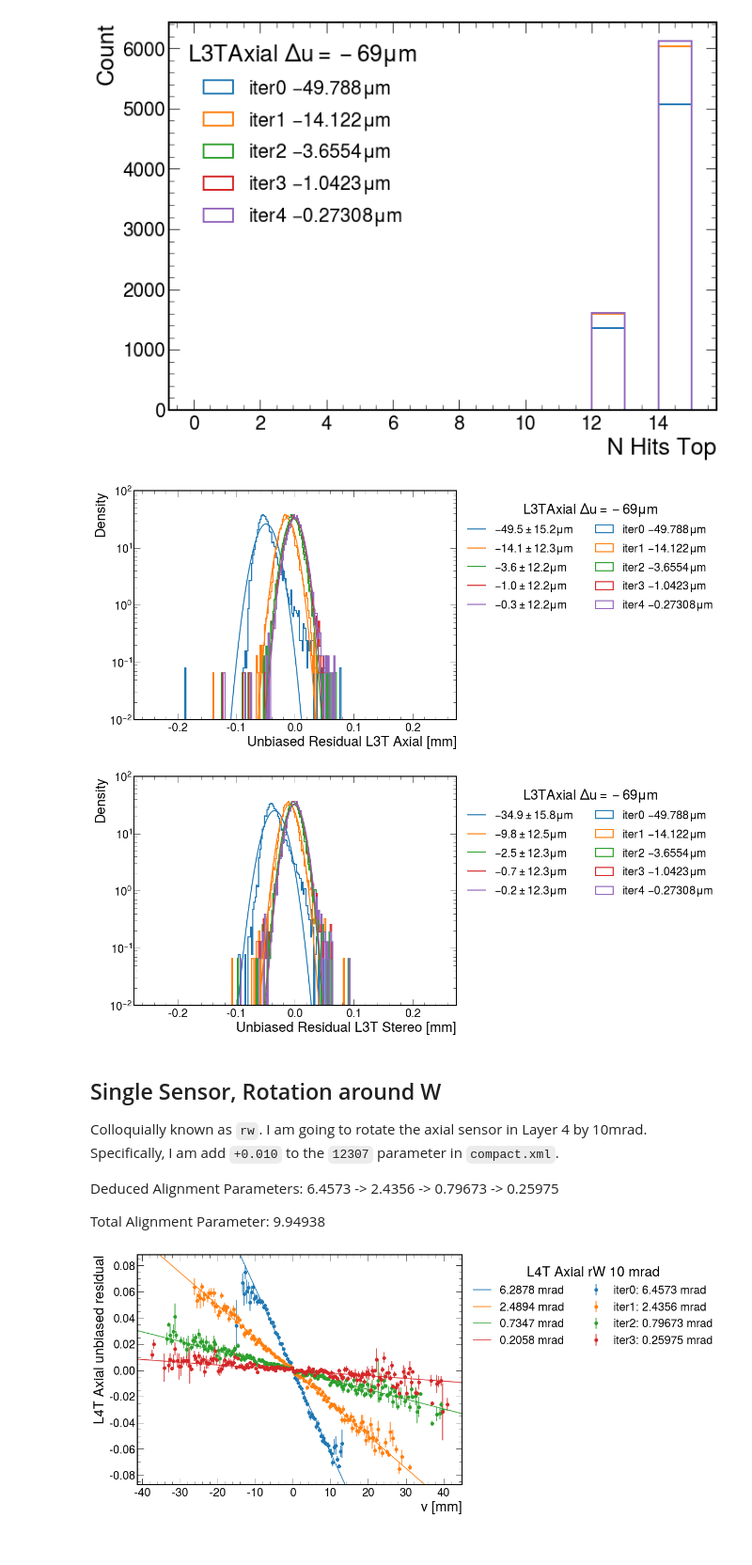
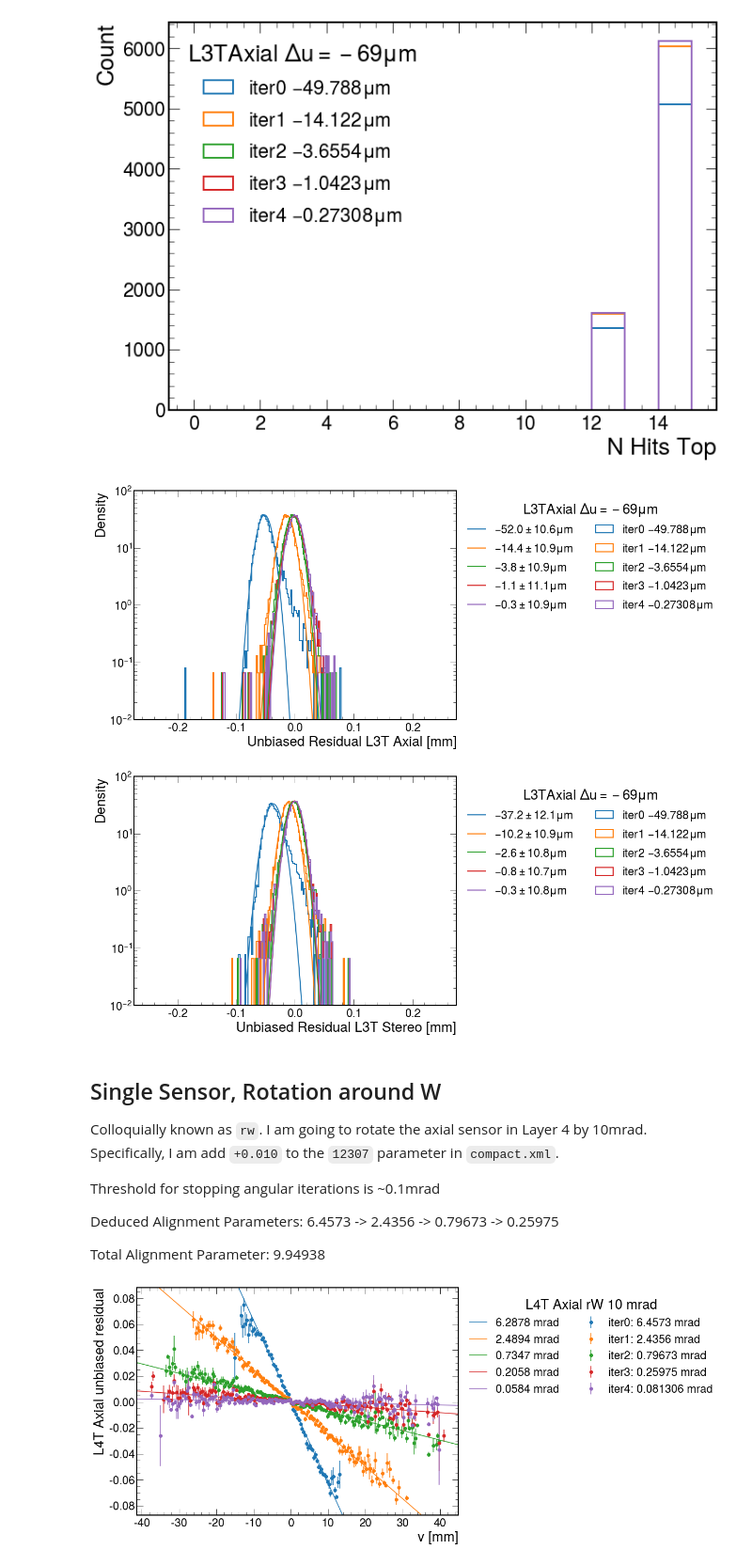
Before and after one commit to tomeichlersmith/hps, a Jupyter notebook: alignment/kf.ipynb, the cells around one changed output. Shown at 94% size. Saved outputs shown, nothing was run; the diff lists cells and outputs as text; code cells hidden in the pictures.

Commit message:
add in more plotting and another MC study

```diff
--- a/alignment/kf.ipynb
+++ b/alignment/kf.ipynb
@@ -38,15 +32,19 @@ for name, hist in sensors :
     d.plot1d(hist, f'Unbiased Residual {name} [mm]', ylabel='Density',
              yscale='log', ylim = (0.01,100),
              #yscale='linear',
-            include_mean = 'simple', draw_mean = True, density = True,
-            legend_kw=dict(loc='upper left',bbox_to_anchor=(1.,1.), ncol=2))
+            include_mean = 'iterative', draw_mean = True, density = True,
+            legend_kw=dict(loc='upper left',bbox_to_anchor=(1.,1.), ncol=2),
+            #|out_dir = os.getcwd()
+            )
 # %% [output]
-[figure, old version]
+[figure, new version]
-[figure, old version]
+[figure, new version]
 # %% [markdown]
 ## Single Sensor, Rotation around W
 Colloquially known as `rw`. I am going to rotate the axial sensor in Layer 4 by 10mrad. Specifically, I am add `+0.010` to the `12307` parameter in `compact.xml`.
 
+Threshold for stopping angular iterations is ~0.1mrad
+
 Deduced Alignment Parameters: 6.4573 -> 2.4356 -> 0.79673 -> 0.25975
 
 Total Alignment Parameter: 9.94938
@@ -56,12 +54,14 @@ d = Differ('L4T Axial rW 10 mrad',
            ('data/kf/L4TAxial_rw_iter1/gblplots.root','iter1: 2.4356 mrad'),
            ('data/kf/L4TAxial_rw_iter2/gblplots.root','iter2: 0.79673 mrad'),
            ('data/kf/L4TAxial_rw_iter3/gblplots.root','iter3: 0.25975 mrad'),
+           ('data/kf/L4TAxial_rw_iter4/gblplots.root','iter4: 0.081306 mrad'),
           )
 # %%
 d.plot2d_profile_overlay('res/uresidual_GBL_vs_v_pred_module_L4t_halfmodule_axial_sensor0',
                          xlabel='v [mm]', ylabel = 'L4T Axial unbiased residual',
                          line_fit = True, draw_line = True,
-                         legend_kw = dict(loc='upper left',bbox_to_anchor=(1,1),ncol=2)
+                         legend_kw = dict(loc='upper left',bbox_to_anchor=(1,1),ncol=2),
+                         #out_dir = 'data/kf/'
                         )
 # %% [output]
-[figure, old version]
+[figure, new version]
```
Also changed, not shown: parts of 12 cells of this notebook.
